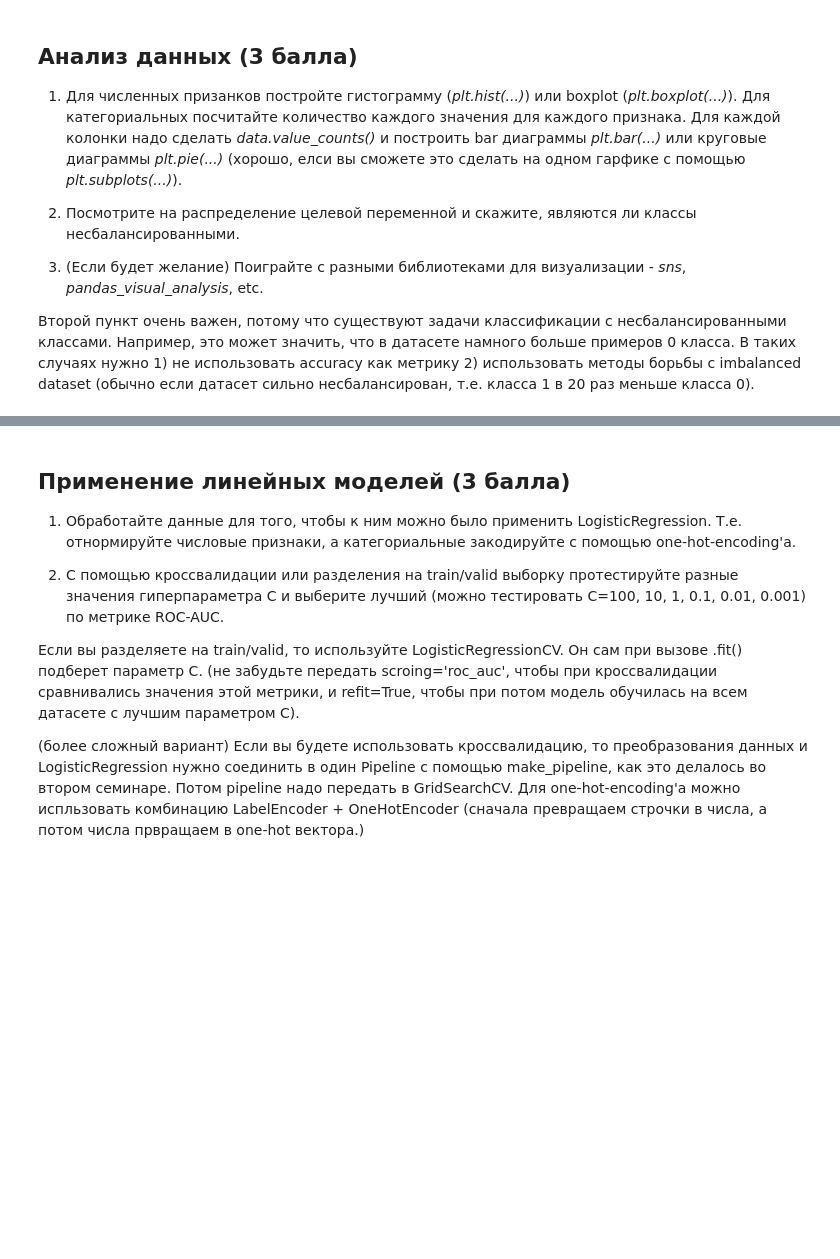
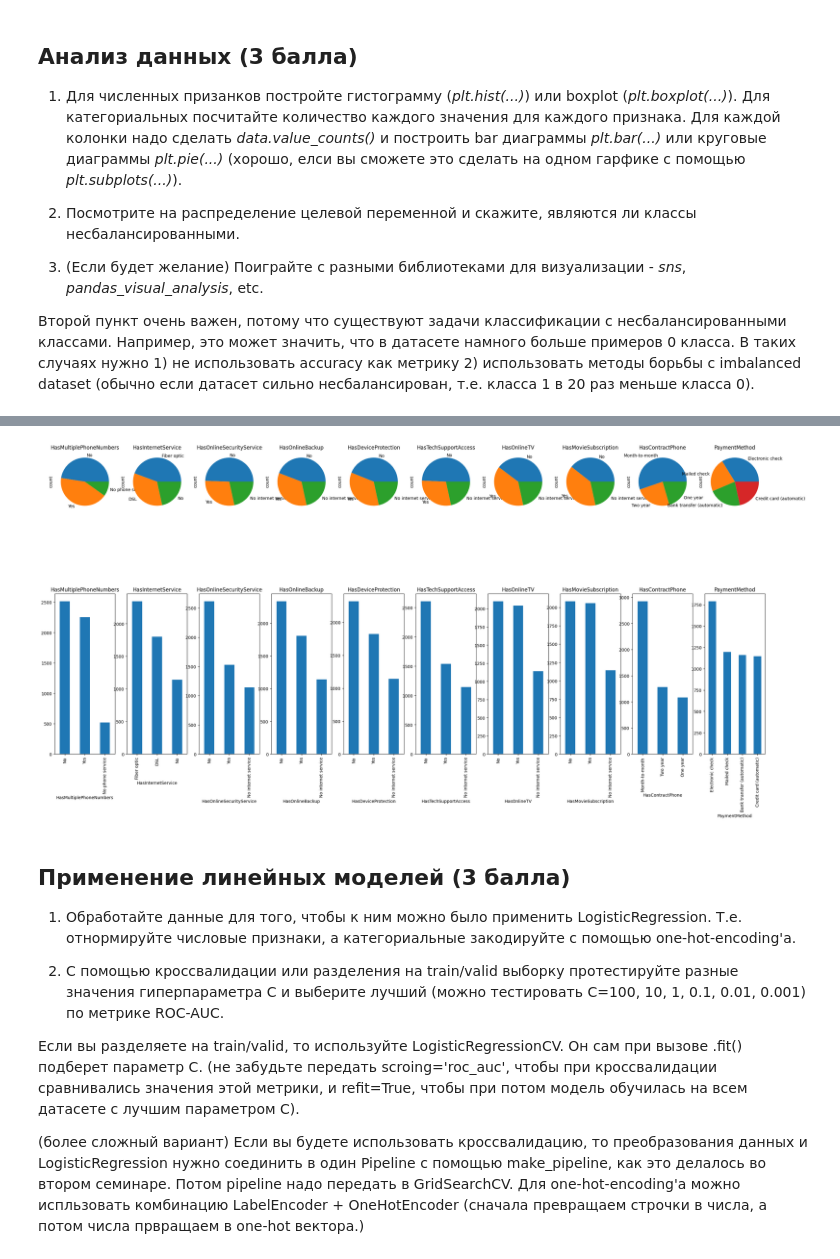
Before and after one commit to rscr1/deep-learning-school, a Jupyter notebook: 07_homework_Churn_Kaggle_competition/baseline.ipynb, the cells around one changed output, grey strips where cells are left out. Saved outputs shown, nothing was run; the diff lists cells and outputs as text; code cells hidden in the pictures; blank space fills up the shorter version.

```diff
--- a/07_homework_Churn_Kaggle_competition/baseline.ipynb
+++ b/07_homework_Churn_Kaggle_competition/baseline.ipynb
@@ -116,3 +283,15 @@ target_col = 'Churn'
+# %%
+fig, axes = plt.subplots(nrows=2, ncols=len(categorial_cols), figsize=(30, 15))
+
+for i, col in enumerate(categorial_cols):
+    X[col].value_counts().plot(kind='pie', ax=axes[0][i])
+    X[col].value_counts().plot(kind='bar', ax=axes[1][i])
+    axes[0][i].set_title(col)
+    axes[1][i].set_title(col)
+
+plt.show()
+# %% [output]
+[figure, added]
 # %% [markdown]
 ## Применение линейных моделей (3 балла)
 
```
Also changed, not shown: parts of 52 cells of this notebook, 5 other files.
